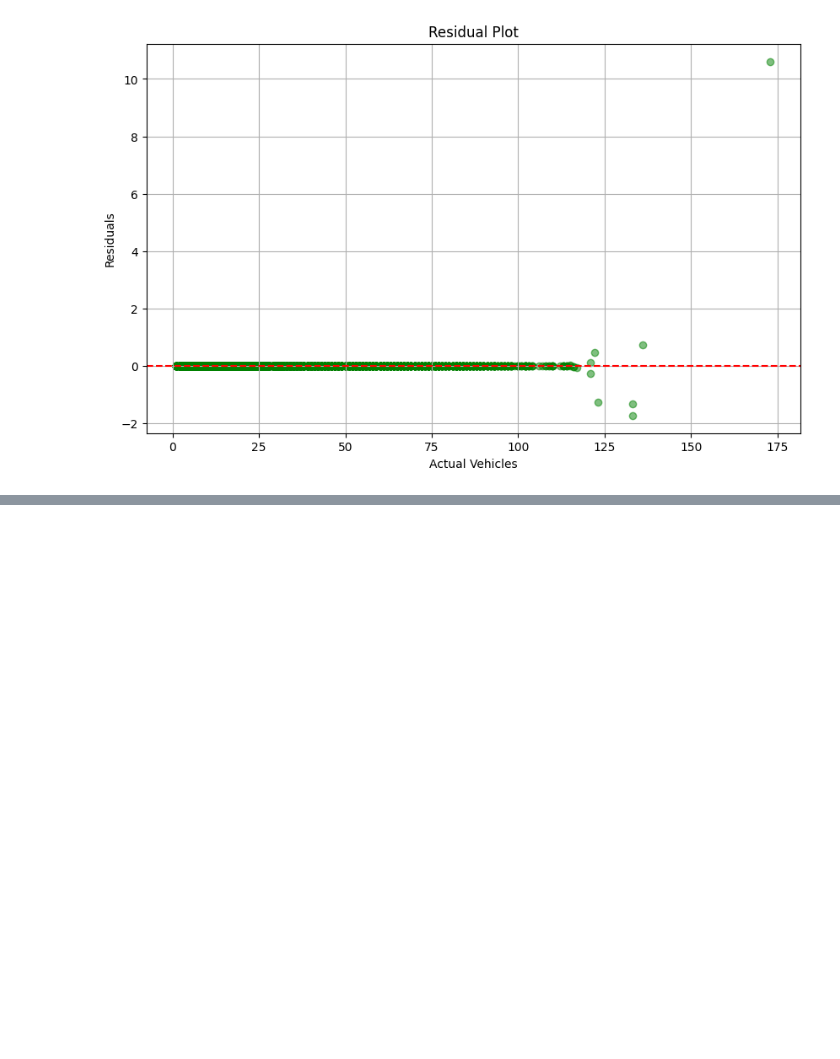
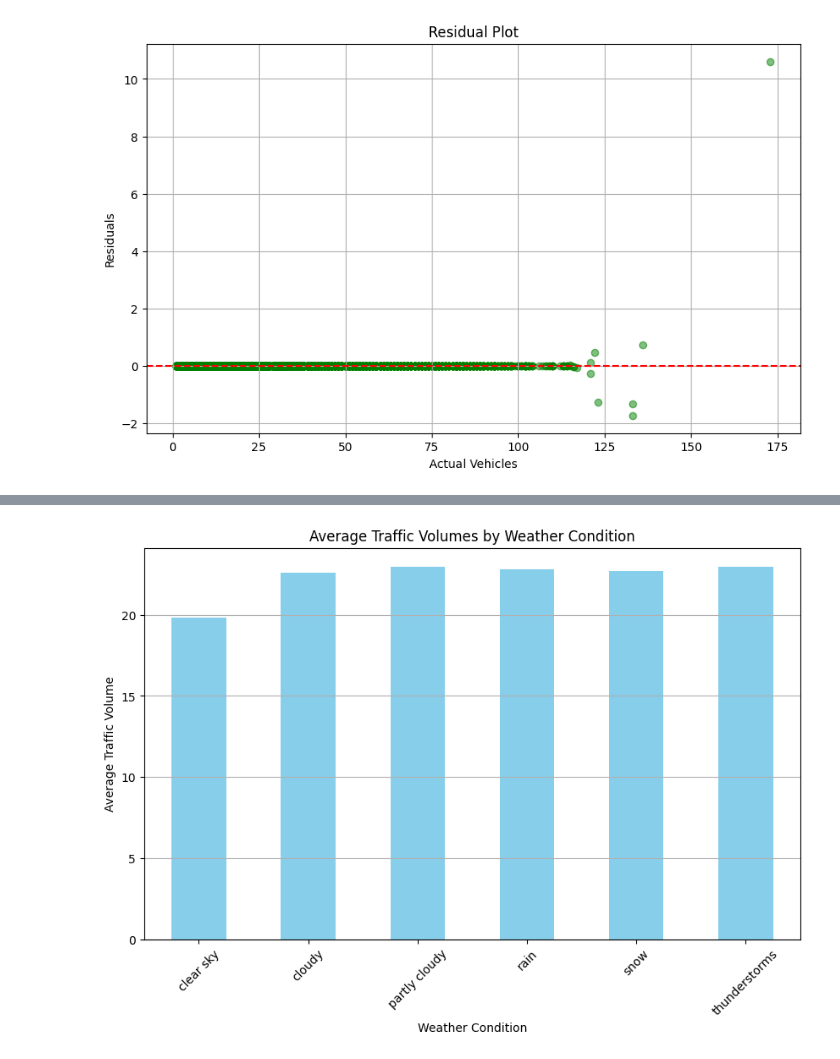
Before and after one commit to React2learn/ml-model-uber, a Jupyter notebook: MSE.ipynb, the cells around one changed output, grey strips where cells are left out. Cells and saved outputs as stored; diff of their text form; code cells hidden in the pictures; blank space fills up the shorter version.

```diff
--- a/MSE.ipynb
+++ b/MSE.ipynb
@@ -98,0 +112,12 @@ plt.show()
+# %%
+weather_impact = df.groupby('weather_description')['Vehicles'].mean()
+plt.figure(figsize=(10, 6))
+weather_impact.plot(kind='bar', color='skyblue')
+plt.title('Average Traffic Volumes by Weather Condition')
+plt.xlabel('Weather Condition')
+plt.ylabel('Average Traffic Volume')
+plt.xticks(rotation=45)
+plt.grid(axis='y')
+plt.show()
+# %% [output]
+[figure, added]
```
Also changed, not shown: parts of 3 cells of this notebook.
